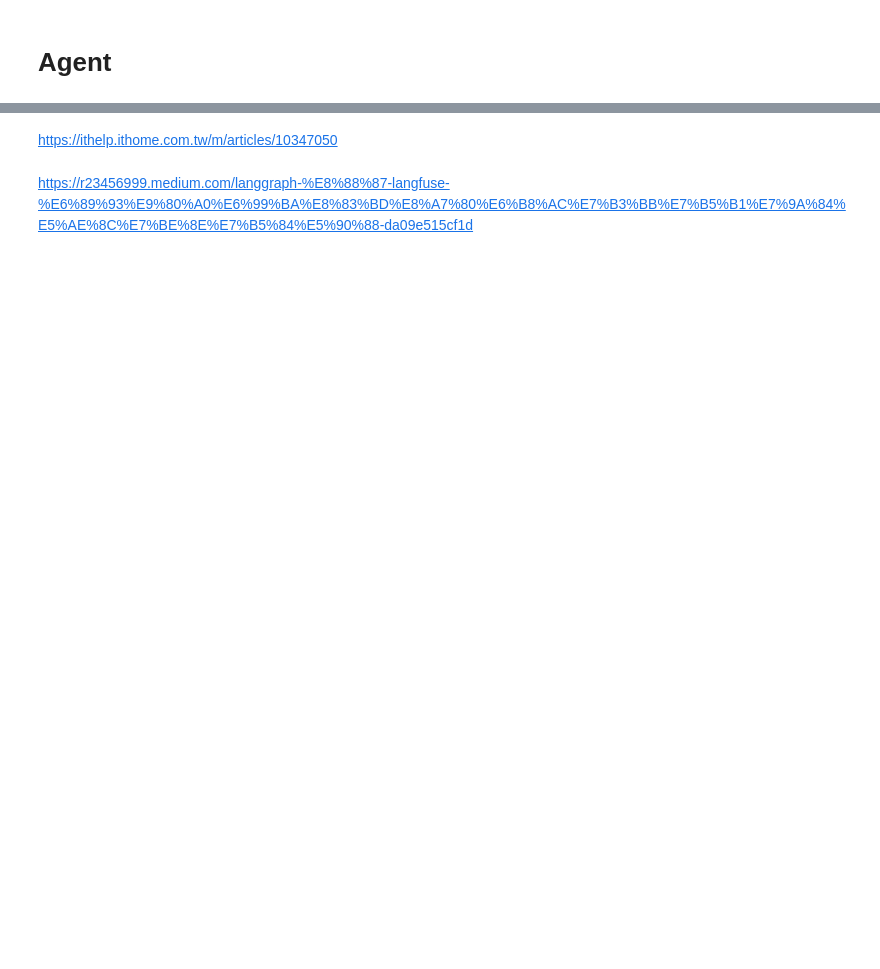
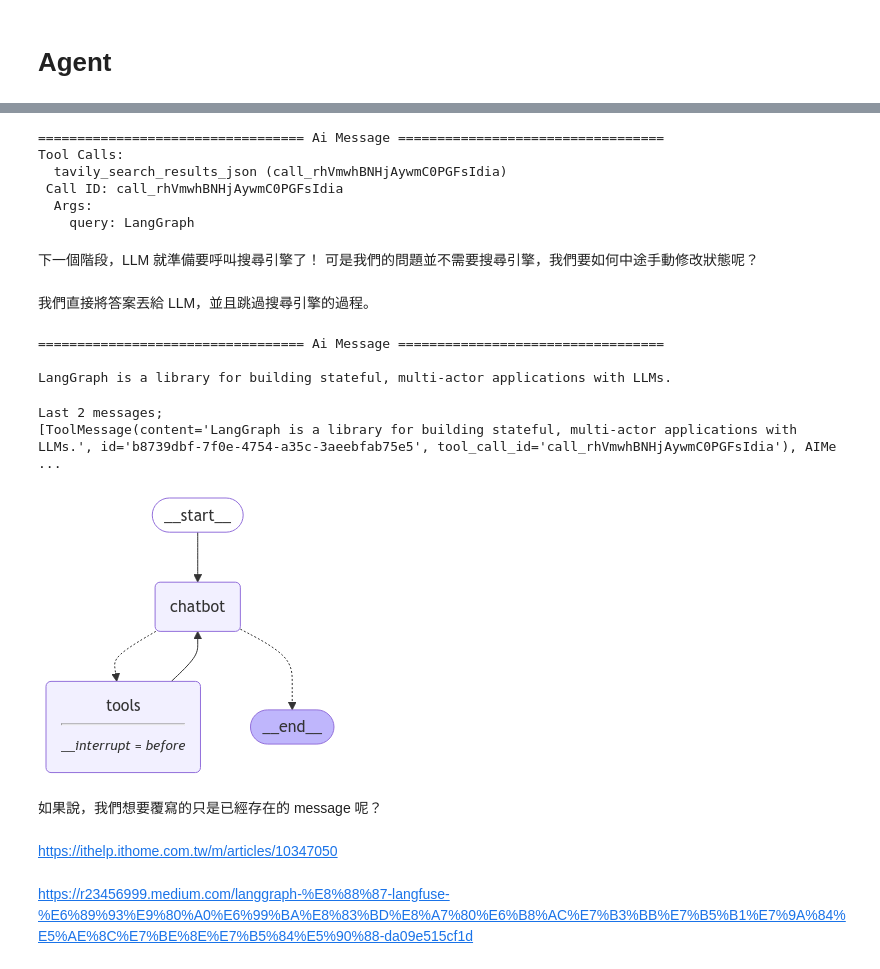
Before and after one commit to hanyuany14/ML-AI-Tutor, a Jupyter notebook: Codes/langraph.ipynb, the cells around one changed output, grey strips where cells are left out. Drawn from its saved outputs; the diff is of its cells as text; code cells hidden in the pictures; blank space fills up the shorter version.

```diff
--- a/Codes/langraph.ipynb
+++ b/Codes/langraph.ipynb
@@ -199,0 +830,65 @@ One way of doing task decomposition is by using simple prompting, such as asking
+# %%
+snapshot = graph.get_state(config)
+existing_message = snapshot.values["messages"][-1]
+existing_message.pretty_print()
+# %% [output]
+================================== Ai Message ==================================
+Tool Calls:
+  tavily_search_results_json (call_rhVmwhBNHjAywmC0PGFsIdia)
+ Call ID: call_rhVmwhBNHjAywmC0PGFsIdia
+  Args:
+    query: LangGraph
+# %% [markdown]
+下一個階段，LLM 就準備要呼叫搜尋引擎了！
+可是我們的問題並不需要搜尋引擎，我們要如何中途手動修改狀態呢？
+# %% [markdown]
+我們直接將答案丟給 LLM，並且跳過搜尋引擎的過程。
+# %%
+from langchain_core.messages import AIMessage, ToolMessage
+
+answer = (
+    "LangGraph is a library for building stateful, multi-actor applications with LLMs."
+)
+new_messages = [
+    # The LLM API expects some ToolMessage to match its tool call. We'll satisfy that here.
+    ToolMessage(
+        content=answer, tool_call_id=existing_message.tool_calls[0]["id"]
+    ),  # 模擬 tool 的回應
+    # And then directly "put words in the LLM's mouth" by populating its response.
+    AIMessage(content=answer),  # 模擬 LLM 的回應
+]
+
+new_messages[-1].pretty_print()
+# %% [output]
+================================== Ai Message ==================================
+
+LangGraph is a library for building stateful, multi-actor applications with LLMs.
+# %%
+graph.update_state(
+    # Which state to update
+    config,
+    # The updated values to provide. The messages in our `State` are "append-only", meaning this will be appended
+    # to the existing state. We will review how to update existing messages in the next section!
+    {"messages": new_messages},
+    # Which node for this function to act as. It will automatically continue
+    # processing as if this node just ran.
+    as_node="chatbot",  # 就很像是我們要假裝我們是 graph 中的某個 node 一樣，我們在這裡假裝我們是 chatbot 的意思
+)
+
+print("\n\nLast 2 messages;")
+print(graph.get_state(config).values["messages"][-2:])
+# %% [output]
+Last 2 messages;
+[ToolMessage(content='LangGraph is a library for building stateful, multi-actor applications with LLMs.', id='b8739dbf-7f0e-4754-a35c-3aeebfab75e5', tool_call_id='call_rhVmwhBNHjAywmC0PGFsIdia'), AIMe ...
+# %%
+from IPython.display import Image, display
+
+try:
+    display(Image(graph.get_graph().draw_mermaid_png()))
+except Exception:
+    # This requires some extra dependencies and is optional
+    pass
+# %% [output]
+[figure, added]
+# %% [markdown]
+如果說，我們想要覆寫的只是已經存在的 message 呢？
```
Also changed, not shown: parts of 44 cells of this notebook, 3 other files.
